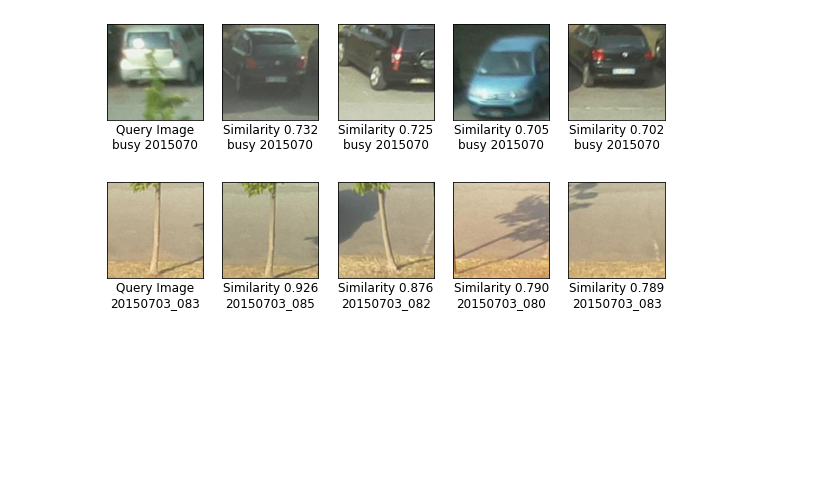
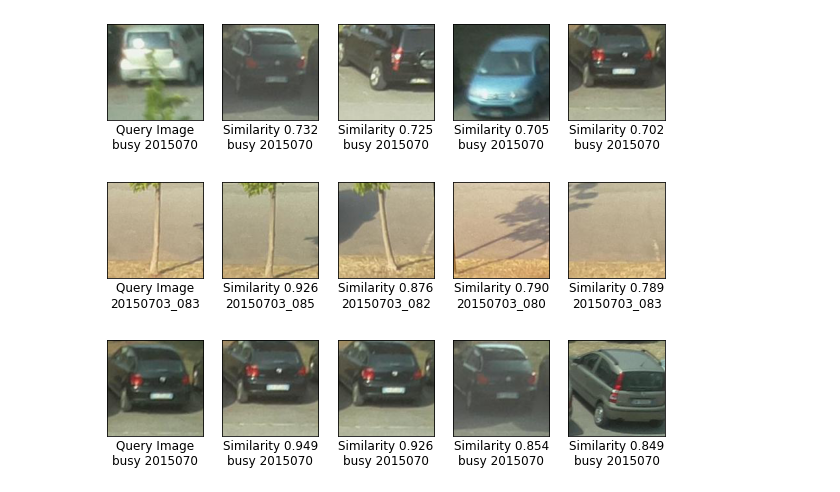
Before and after one commit to albs-br/tcc-machine-vision, a Jupyter notebook: ImageRecommenderResnet18/Recommending Similar Images.ipynb, the cells around one changed output. Drawn from its saved outputs; the diff is of its cells as text; code cells hidden in the pictures; blank space fills up the shorter version.

```diff
--- a/ImageRecommenderResnet18/Recommending Similar Images.ipynb
+++ b/ImageRecommenderResnet18/Recommending Similar Images.ipynb
@@ -219,7 +236,10 @@ def plotSimilarImages(image, similarNames, similarValues):
     for j in range(0, numCol*numRow):
         ax = []
         if j == 0:
-            img = Image.open(os.path.join(inputDir, image))
+            if os.path.exists(os.path.join(inputDir, image)):
+                img = Image.open(os.path.join(inputDir, image))
+            else:
+                img = Image.open(os.path.join(searchDir, image))
             ax = fig.add_subplot(numRow, numCol, 1)
             setAxes(ax, image, query = True)
         else:
@@ -246,25 +266,31 @@ for image in inputImages:
 [figure]
 [figure]
 # %%
-# # Add new image to feature vectors array
-# #searchImgName = "20150703_0820_39.jpg"
-# searchImgName = "busy 20150703_0920_14.jpg"
-# searchImg = Image.open(os.path.join(searchDir, searchImgName))
+%%time
 
-# # resize and save to inputDirCNN
-# resizeAndSaveToInputDirCNN(searchDir, searchImgName, inputDirCNN)
+# Add new image to feature vectors array
+#searchImgName = "20150703_0820_39.jpg"
+searchImgName = "busy 20150703_0920_14.jpg"
+searchImg = Image.open(os.path.join(searchDir, searchImgName))
+
+# resize and save to inputDirCNN
+resizeAndSaveToInputDirCNN(searchDir, searchImgName, inputDirCNN)
 
 
-# convertImageToFeatureVector(searchImgName, allVectors)
+convertImageToFeatureVector(searchImgName, allVectors)
 
 
-# similarityMatrix = getSimilarityMatrix(allVectors)
+similarityMatrix = getSimilarityMatrix(allVectors)
 
-# # prepareTopKLists(k, similarityMatrix)
-# similarNames = pd.DataFrame(index = similarityMatrix.index, columns = range(k))
-# similarValues = pd.DataFrame(index = similarityMatrix.index, columns = range(k))
+# prepareTopKLists(k, similarityMatrix)
+newSimilarNames = pd.DataFrame(index = similarityMatrix.index, columns = range(k))
+newSimilarValues = pd.DataFrame(index = similarityMatrix.index, columns = range(k))
 
-# for j in tqdm(range(similarityMatrix.shape[0])):
-#     kSimilar = similarityMatrix.iloc[j, :].sort_values(ascending = False).head(k)
-#     similarNames.iloc[j, :] = list(kSimilar.index)
-#     similarValues.iloc[j, :] = kSimilar.values
+for j in tqdm(range(similarityMatrix.shape[0])):
+    kSimilar = similarityMatrix.iloc[j, :].sort_values(ascending = False).head(k)
+    newSimilarNames.iloc[j, :] = list(kSimilar.index)
+    newSimilarValues.iloc[j, :] = kSimilar.values
+
+plotSimilarImages(searchImgName, newSimilarNames, newSimilarValues)
+# %% [output]
+[figure, added]
```
Also changed, not shown: parts of 4 cells of this notebook, 3 other files.
